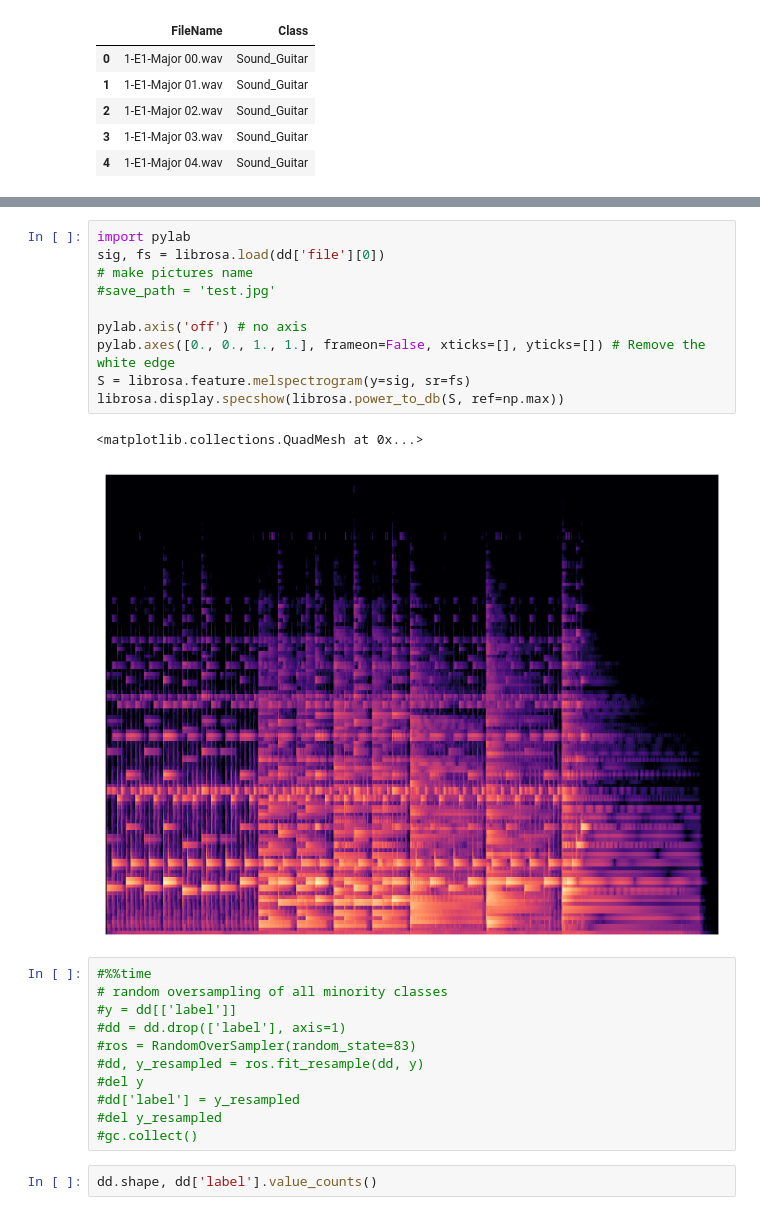
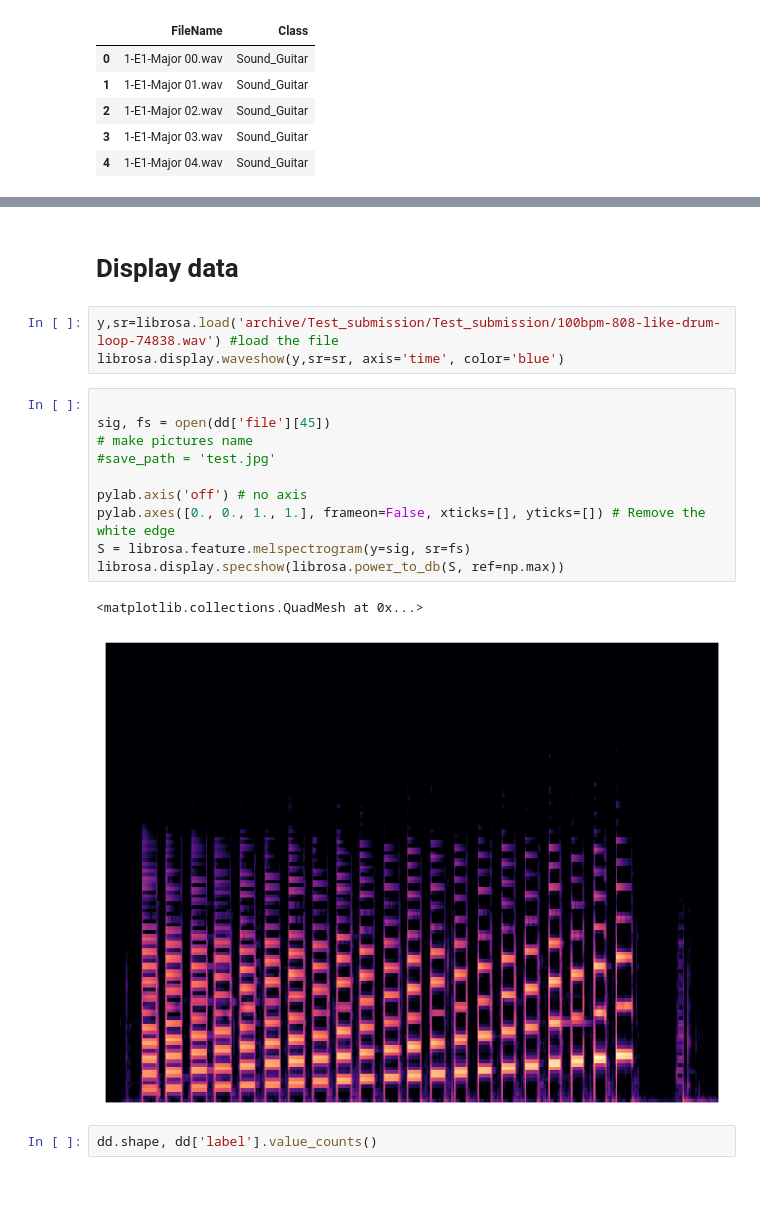
Before and after one commit to cristex/DML-Project, a Jupyter notebook: musical-instrument-detection.ipynb, the cells around one changed output, grey strips where cells are left out. Cells and saved outputs as stored; diff of their text form; blank space fills up the shorter version.

```diff
--- a/musical-instrument-detection.ipynb
+++ b/musical-instrument-detection.ipynb
@@ -314,30 +211,24 @@ def spectro_gram(aud, n_mels=64, n_fft=1024, hop_len=None):
     # Convert to decibels
     #spec = transforms.AmplitudeToDB(top_db=top_db)(spec)
     return #(spec)
+# %% [markdown]
+# Display data
+# %%
+y,sr=librosa.load('archive/Test_submission/Test_submission/100bpm-808-like-drum-loop-74838.wav') #load the file
+librosa.display.waveshow(y,sr=sr, axis='time', color='blue')
 # %%
-import pylab
-sig, fs = librosa.load(dd['file'][0])
+
+sig, fs = open(dd['file'][45])
 # make pictures name
 #save_path = 'test.jpg'
 
 pylab.axis('off') # no axis
 pylab.axes([0., 0., 1., 1.], frameon=False, xticks=[], yticks=[]) # Remove the white edge
 S = librosa.feature.melspectrogram(y=sig, sr=fs)
 librosa.display.specshow(librosa.power_to_db(S, ref=np.max))
 # %% [output]
 <matplotlib.collections.QuadMesh at 0x...>
-[figure, old version]
+[figure, new version]
-# %%
-#%%time
-# random oversampling of all minority classes
-#y = dd[['label']]
-#dd = dd.drop(['label'], axis=1)
-#ros = RandomOverSampler(random_state=83)
-#dd, y_resampled = ros.fit_resample(dd, y)
-#del y
-#dd['label'] = y_resampled
-#del y_resampled
-#gc.collect()
 # %%
 dd.shape, dd['label'].value_counts()
 # %% [output]
```
Also changed, not shown: parts of 25 cells of this notebook.
